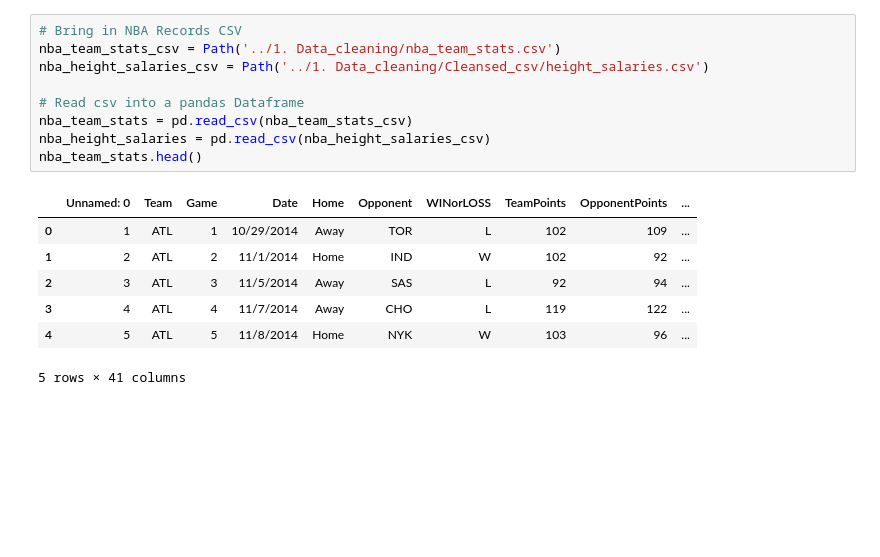
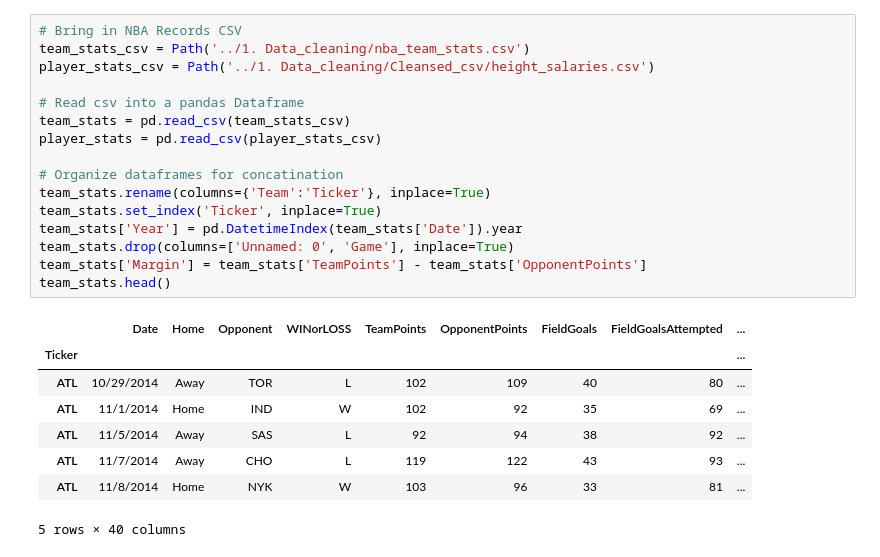
Before and after one commit to Kevin-Walsh97/Can-Championships-Be-Bought-, a Jupyter notebook: 2. Correlations/Phil_correlations v2.ipynb, the cells around one changed output. Drawn from its saved outputs; the diff is of its cells as text; blank space fills up the shorter version.

```diff
--- a/2. Correlations/Phil_correlations v2.ipynb
+++ b/2. Correlations/Phil_correlations v2.ipynb
@@ -8,17 +14,25 @@ from pathlib import Path
 # %%
 # Bring in NBA Records CSV
-nba_team_stats_csv = Path('../1. Data_cleaning/nba_team_stats.csv')
-nba_height_salaries_csv = Path('../1. Data_cleaning/Cleansed_csv/height_salaries.csv')
+team_stats_csv = Path('../1. Data_cleaning/nba_team_stats.csv')
+player_stats_csv = Path('../1. Data_cleaning/Cleansed_csv/height_salaries.csv')
 
 # Read csv into a pandas Dataframe
-nba_team_stats = pd.read_csv(nba_team_stats_csv)
-nba_height_salaries = pd.read_csv(nba_height_salaries_csv)
-nba_team_stats.head()
+team_stats = pd.read_csv(team_stats_csv)
+player_stats = pd.read_csv(player_stats_csv)
+
+# Organize dataframes for concatination
+team_stats.rename(columns={'Team':'Ticker'}, inplace=True)
+team_stats.set_index('Ticker', inplace=True)
+team_stats['Year'] = pd.DatetimeIndex(team_stats['Date']).year
+team_stats.drop(columns=['Unnamed: 0', 'Game'], inplace=True)
+team_stats['Margin'] = team_stats['TeamPoints'] - team_stats['OpponentPoints']
+team_stats.head()
 # %% [output]
-|  | Unnamed: 0 | Team | Game | Date | Home | Opponent | WINorLOSS | TeamPoints | OpponentPoints | ... |
-| 0 | 1 | ATL | 1 | 10/29/2014 | Away | TOR | L | 102 | 109 | ... |
-| 1 | 2 | ATL | 2 | 11/1/2014 | Home | IND | W | 102 | 92 | ... |
-| 2 | 3 | ATL | 3 | 11/5/2014 | Away | SAS | L | 92 | 94 | ... |
-| 3 | 4 | ATL | 4 | 11/7/2014 | Away | CHO | L | 119 | 122 | ... |
-| 4 | 5 | ATL | 5 | 11/8/2014 | Home | NYK | W | 103 | 96 | ... |
+|  | Date | Home | Opponent | WINorLOSS | TeamPoints | OpponentPoints | FieldGoals | FieldGoalsAttempted | ... |
+| Ticker |  |  |  |  |  |  |  |  | ... |
+| ATL | 10/29/2014 | Away | TOR | L | 102 | 109 | 40 | 80 | ... |
+| ATL | 11/1/2014 | Home | IND | W | 102 | 92 | 35 | 69 | ... |
+| ATL | 11/5/2014 | Away | SAS | L | 92 | 94 | 38 | 92 | ... |
+| ATL | 11/7/2014 | Away | CHO | L | 119 | 122 | 43 | 93 | ... |
+| ATL | 11/8/2014 | Home | NYK | W | 103 | 96 | 33 | 81 | ... |
-5 rows × 41 columns
+5 rows × 40 columns
```
Also changed, not shown: parts of 14 cells of this notebook.
